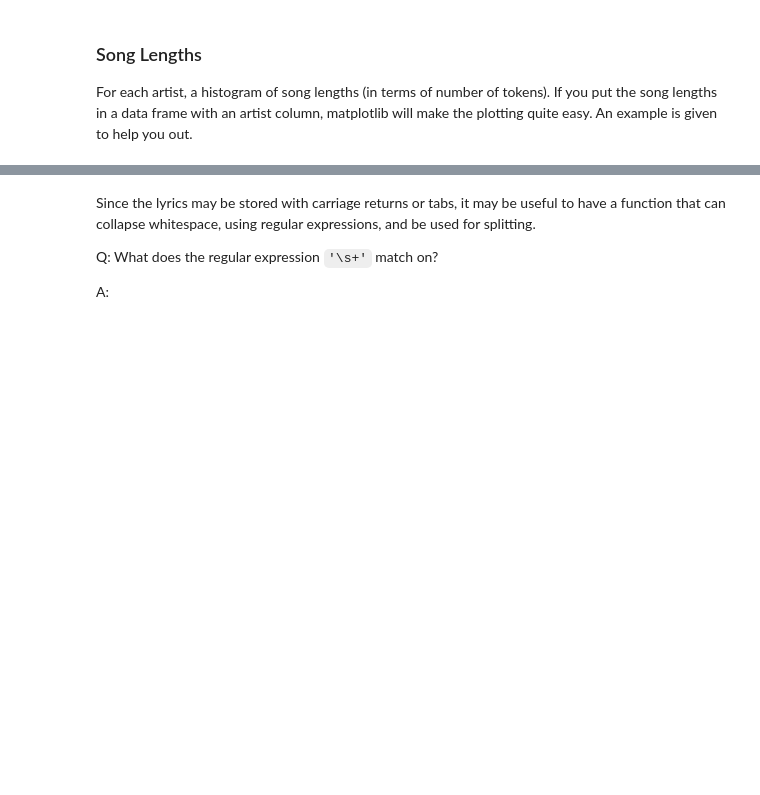
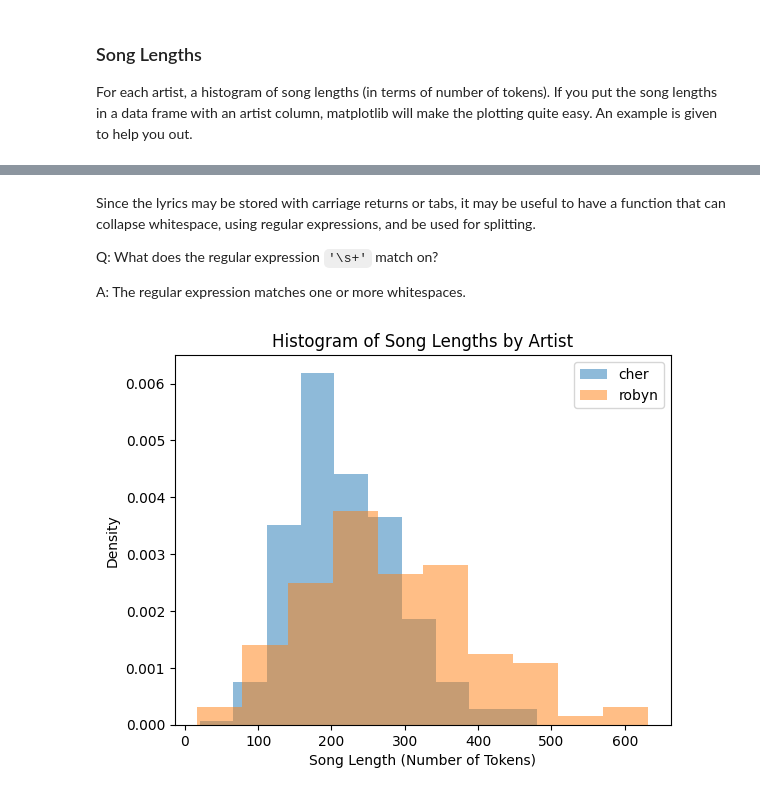
Before and after one commit to GonBla/Assign2_509_MADS, a Jupyter notebook: Lyrics and Description EDA.ipynb, the cells around one changed output, grey strips where cells are left out. Cells and saved outputs as stored; diff of their text form; code cells hidden in the pictures; blank space fills up the shorter version.

```diff
--- a/Lyrics and Description EDA.ipynb
+++ b/Lyrics and Description EDA.ipynb
@@ -207,7 +167,27 @@ punctuation = set(punctuation) # speeds up comparison
 # %%
 # create your clean twitter data here
+cleaned_artist_descriptions = {}
+for artist, descriptions in artist_descriptions.items():
+    # list for cleaned tokens
+    cleaned_tokens_list = []
+
+    for description in descriptions:
+        # Clean and tokenize each description
+        cleaned_tokens = clean_and_tokenize(description)
+        cleaned_tokens_list.extend(cleaned_tokens)
+    cleaned_artist_descriptions[artist] = cleaned_tokens_list
 # %%
 # create your clean lyrics data here
+cleaned_artist_lyrics = {}
+for artist, songs in lyrics_data.items():
+    # list for cleaned tokens
+    cleaned_tokens_list = []
+
+    for song, lyrics in songs.items():
+        # Clean and tokenize each description
+        cleaned_tokens = clean_and_tokenize(lyrics)
+        cleaned_tokens_list.extend(cleaned_tokens)
+    cleaned_artist_lyrics[artist] = cleaned_tokens_list
 # %% [markdown]
 ## Basic Descriptive Statistics
 
@@ -275,7 +419,7 @@ Since the lyrics may be stored with carriage returns or tabs, it may be useful t
 
 Q: What does the regular expression `'\s+'` match on?
 
-A:
+A: The regular expression matches one or more whitespaces.
 # %%
 collapse_whitespace = re.compile(r'\s+')
 
@@ -284,3 +428,21 @@ def tokenize_lyrics(lyric) :
     return([item.lower() for item in collapse_whitespace.split(lyric)])
 # %%
 # Your lyric length comparison chart here.
+song_lengths = []
+# Iterate over the lyrics data and tokenize lyrics
+for artist, songs in lyrics_data.items():
+    for song, lyrics in songs.items():
+        tokens = tokenize_lyrics(lyrics)
+        length = len(tokens)
+        song_lengths.append({"artist": artist, "song": song, "length": length})
+
+df = pd.DataFrame(song_lengths)
+
+# Plot
+df.groupby('artist')['length'].plot(kind="hist", density=True, alpha=0.5, legend=True)
+plt.xlabel("Song Length (Number of Tokens)")
+plt.ylabel("Density")
+plt.title("Histogram of Song Lengths by Artist")
+plt.show()
+# %% [output]
+[figure, added]
```
Also changed, not shown: parts of 21 cells of this notebook.
